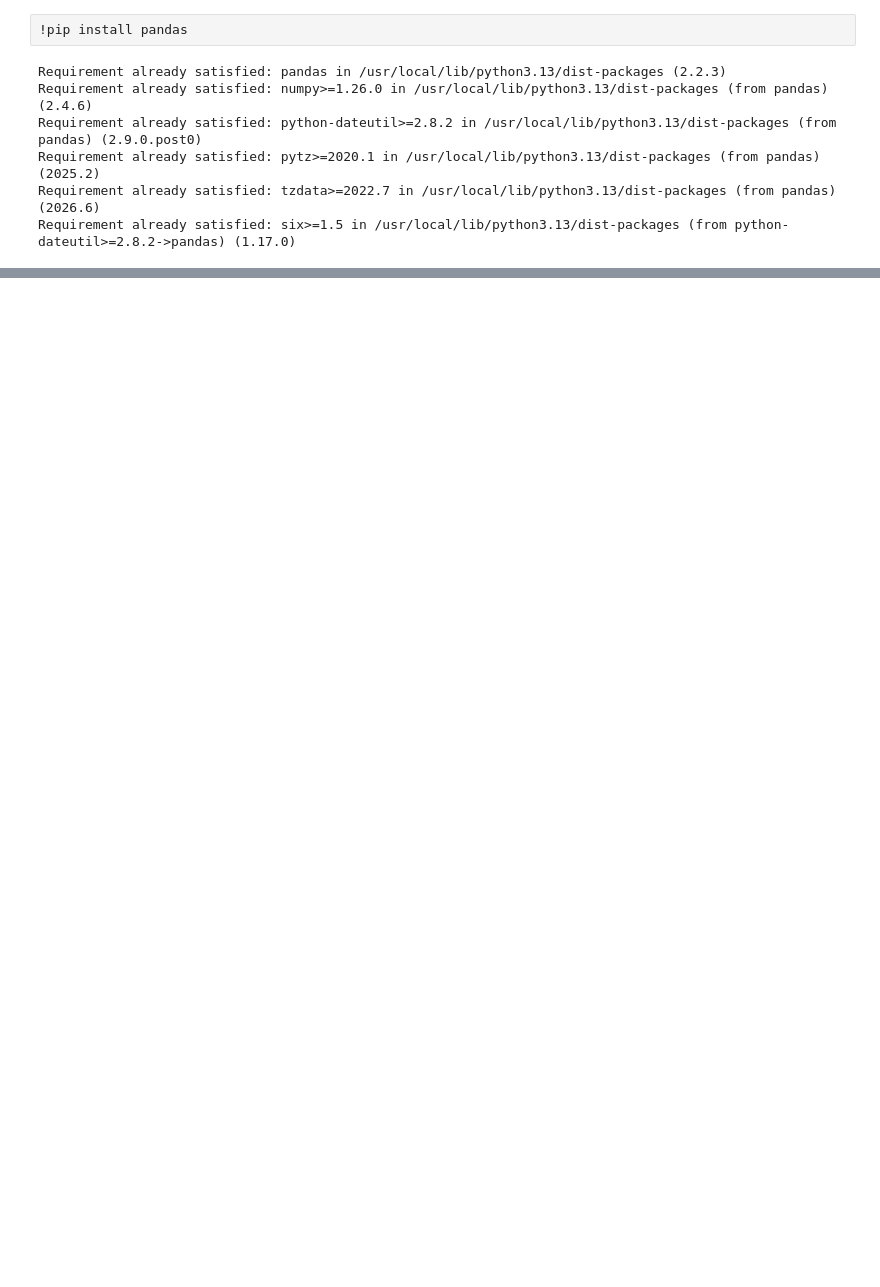
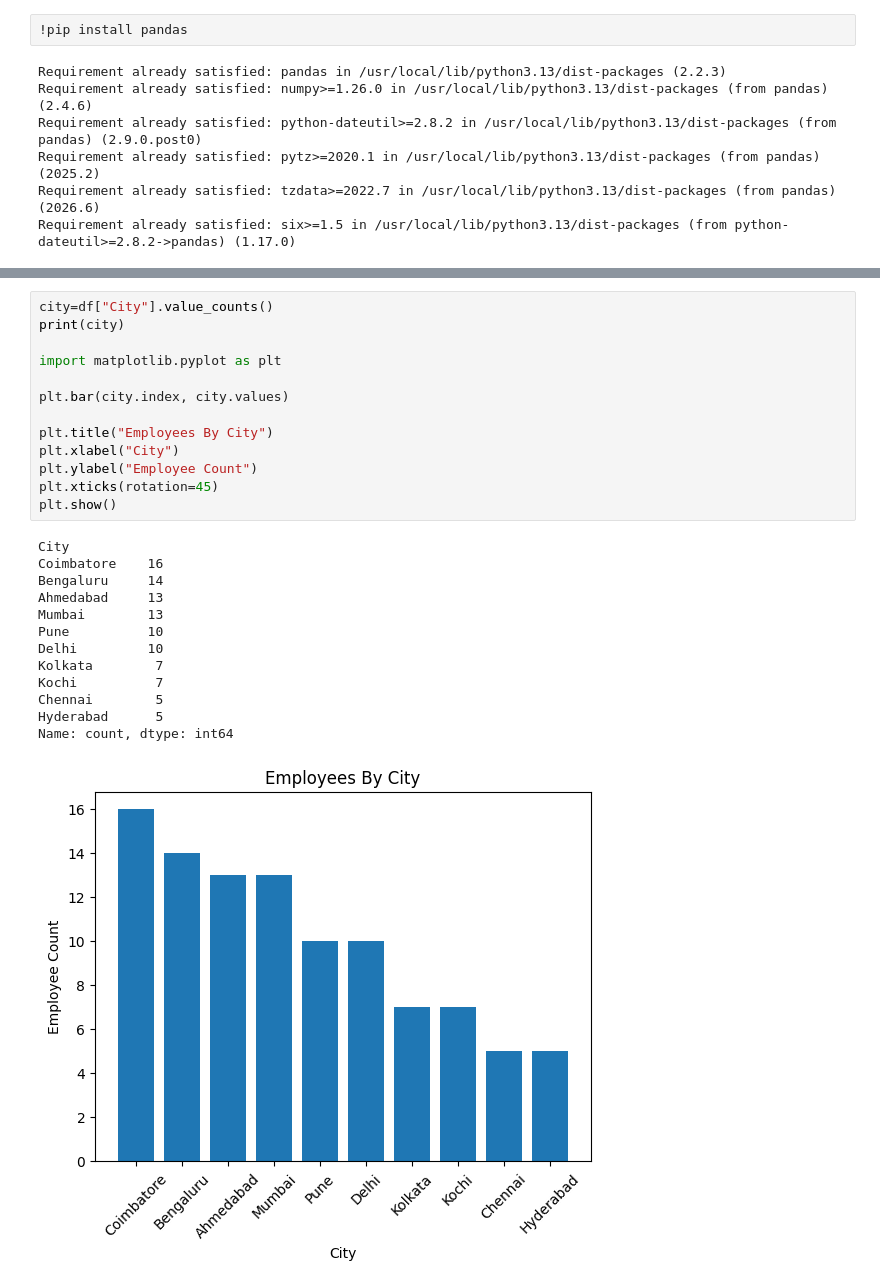
Before and after one commit to Madhumathi02/Data-Analytics, a Jupyter notebook: Pandas.ipynb, the cells around one changed output, grey strips where cells are left out. Saved outputs shown, nothing was run; the diff lists cells and outputs as text; blank space fills up the shorter version.

```diff
--- a/Pandas.ipynb
+++ b/Pandas.ipynb
@@ -844,0 +955,27 @@ Requirement already satisfied: six>=1.5 in /usr/local/lib/python3.13/dist-packag
+# %%
+city=df["City"].value_counts()
+print(city)
+
+import matplotlib.pyplot as plt
+
+plt.bar(city.index, city.values)
+
+plt.title("Employees By City")
+plt.xlabel("City")
+plt.ylabel("Employee Count")
+plt.xticks(rotation=45)
+plt.show()
+# %% [output]
+City
+Coimbatore    16
+Bengaluru     14
+Ahmedabad     13
+Mumbai        13
+Pune          10
+Delhi         10
+Kolkata        7
+Kochi          7
+Chennai        5
+Hyderabad      5
+Name: count, dtype: int64
+[figure, added]
```
Also changed, not shown: parts of 35 cells of this notebook.
